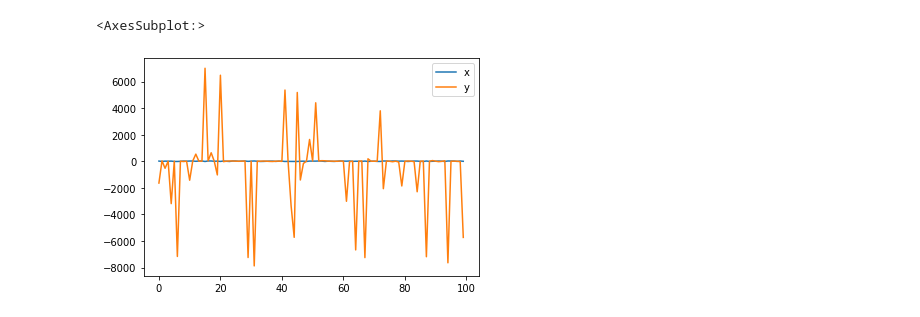
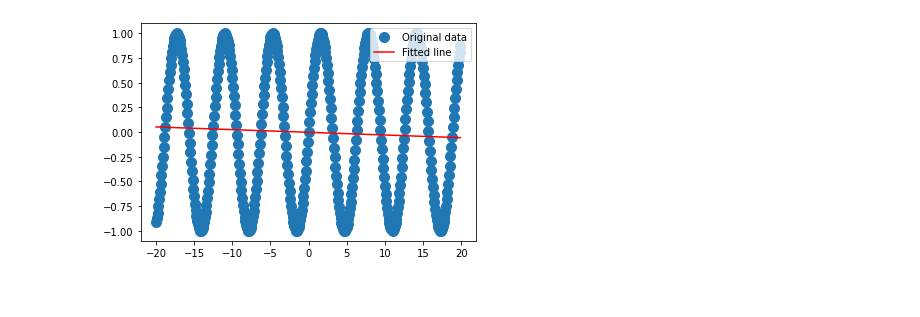
Before and after one commit to Dinkymoo/Dinkymoo-iu-python-assignment, a Jupyter notebook: plots.ipynb, the cells around one changed output. Cells and saved outputs as stored; diff of their text form; code cells hidden in the pictures.

```diff
--- a/plots.ipynb
+++ b/plots.ipynb
@@ -39,5 +223,4 @@ tdata = pd.read_csv('data/test.csv',  delimiter=',')
-# %%
-tdata.plot()
-# %% [output]
-<AxesSubplot:>
-[figure, removed]
+# %%
+A = np.vstack([x, np.ones(len(x))]).T
+# %%
+m, c = np.linalg.lstsq(A, y, rcond=None)[0]
@@ -43,0 +229,7 @@ tdata.plot()
+# %%
+_ = plt.plot(x, y, 'o', label='Original data', markersize=10)
+_ = plt.plot(x, m*x + c, 'r', label='Fitted line')
+_ = plt.legend()
+plt.show()
+# %% [output]
+[figure, added]
```
Also changed, not shown: parts of 17 cells of this notebook, 13 other files.
